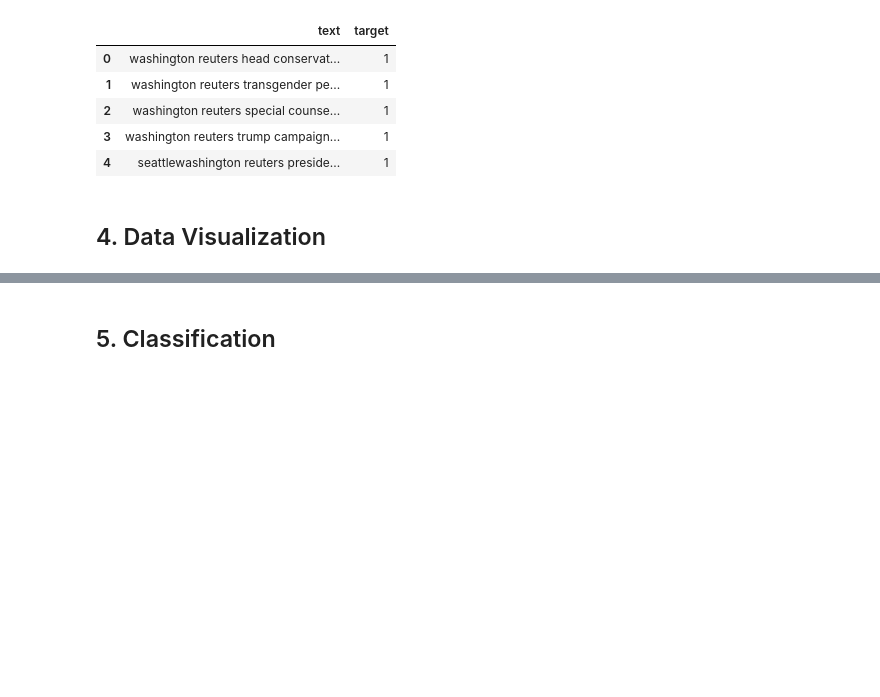
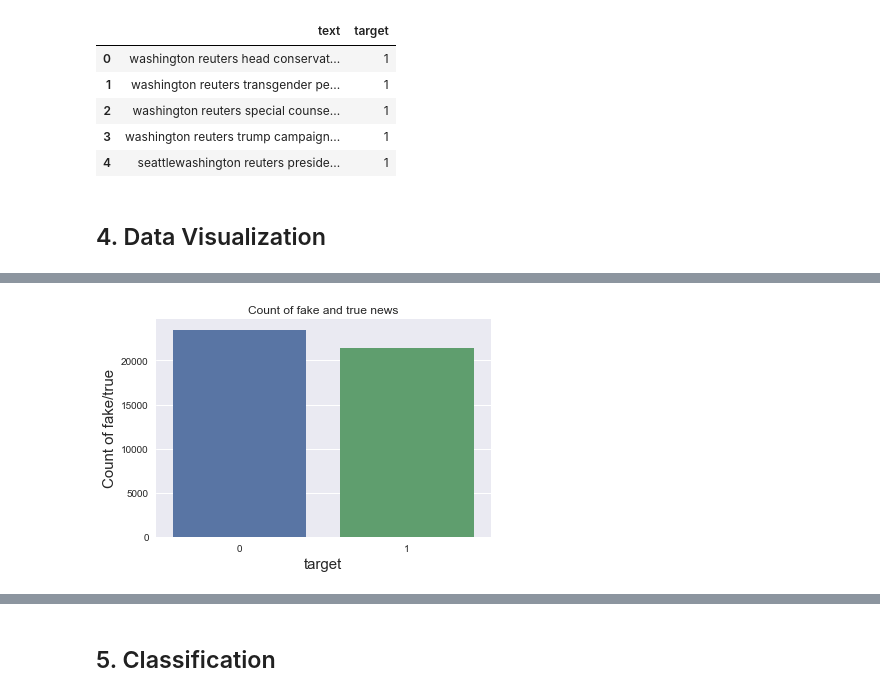
Before and after one commit to minhui-ma/Fake-news-and-real-news-classification, a Jupyter notebook: Fake_news_real_news.ipynb, the cells around one changed output, grey strips where cells are left out. Cells and saved outputs as stored; diff of their text form; code cells hidden in the pictures; blank space fills up the shorter version.

```diff
--- a/Fake_news_real_news.ipynb
+++ b/Fake_news_real_news.ipynb
@@ -210,0 +316,11 @@ data.head()
+# %%
+#show the comparison with fake news and real news in the histogram
+
+ax=sns.countplot(x="target", data=clean_newsdata)
+
+#Setting labels and font size
+ax.set(xlabel='target', ylabel='Count of fake/true',title='Count of fake and true news')
+ax.xaxis.get_label().set_fontsize(15)
+ax.yaxis.get_label().set_fontsize(15)
+# %% [output]
+[figure, added]
```
Also changed, not shown: parts of 20 cells of this notebook.
